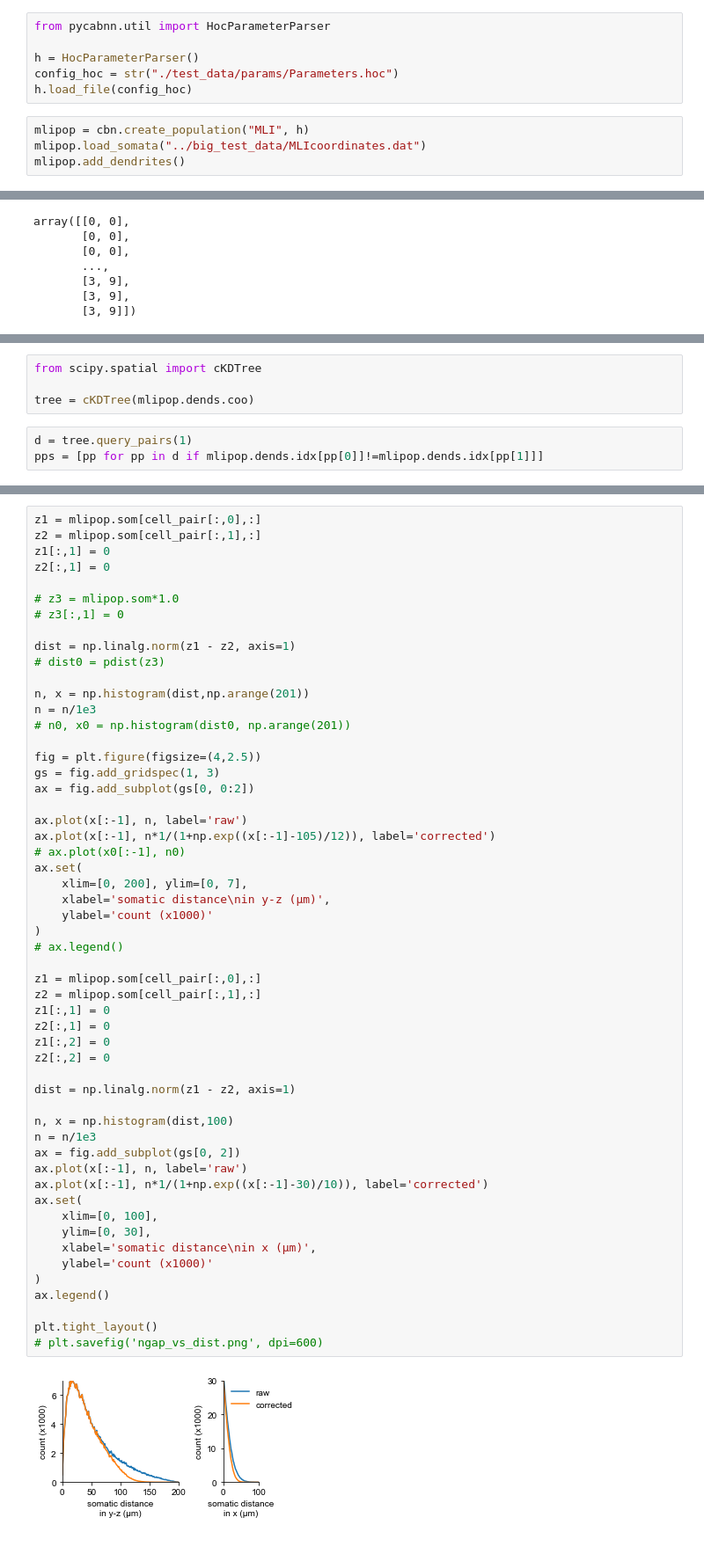
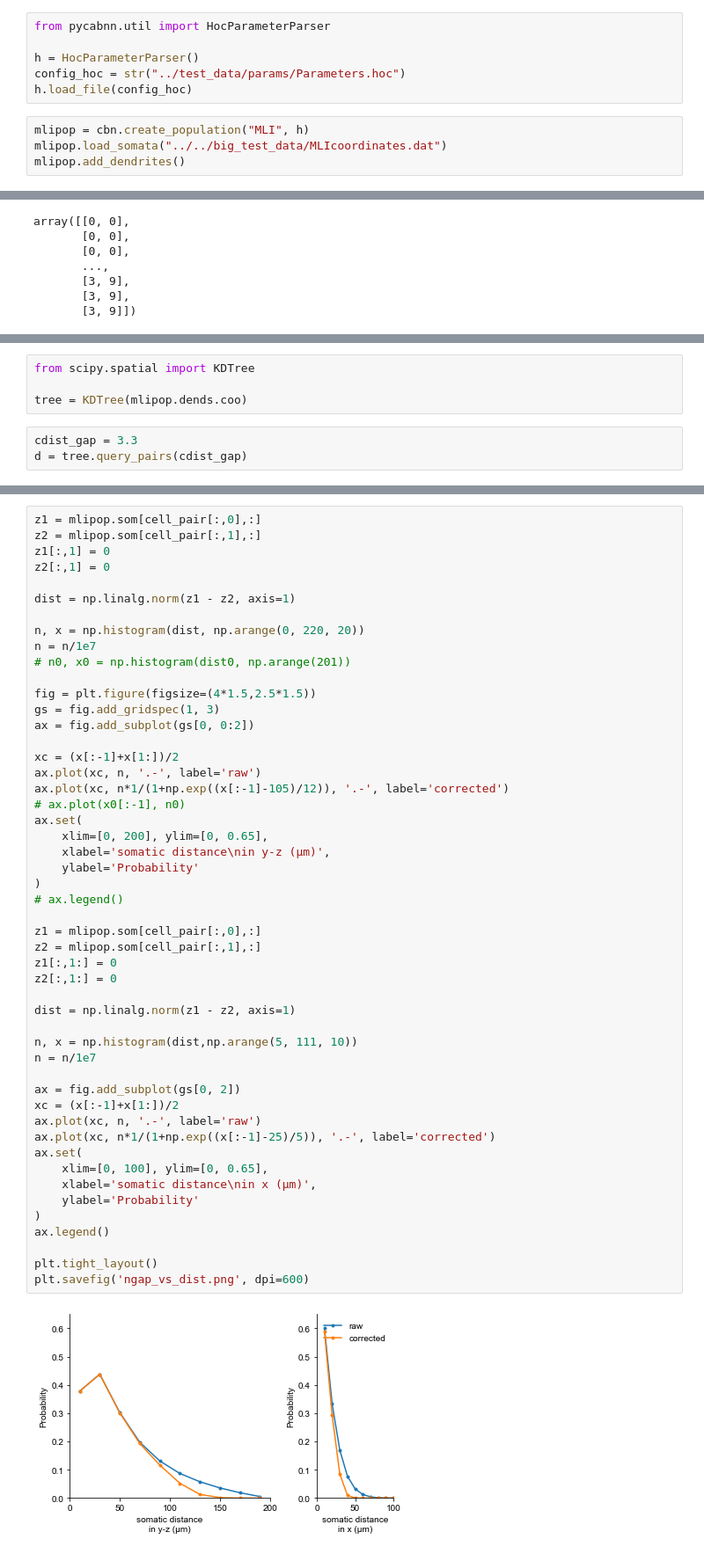
Before and after one commit to CNS-OIST/pycabnn, a Jupyter notebook: notebooks/MLI_3D_con.ipynb, the cells around one changed output, grey strips where cells are left out. Shown at 88% size. Drawn from its saved outputs; the diff is of its cells as text.

```diff
--- a/notebooks/MLI_3D_con.ipynb
+++ b/notebooks/MLI_3D_con.ipynb
@@ -11,10 +9,10 @@ import pycabnn as cbn
 from pycabnn.util import HocParameterParser
 
 h = HocParameterParser()
-config_hoc = str("./test_data/params/Parameters.hoc")
+config_hoc = str("../test_data/params/Parameters.hoc")
 h.load_file(config_hoc)
 # %%
 mlipop = cbn.create_population("MLI", h)
-mlipop.load_somata("../big_test_data/MLIcoordinates.dat")
+mlipop.load_somata("../../big_test_data/MLIcoordinates.dat")
 mlipop.add_dendrites()
 # %% [output]
@@ -44,7 +46,7 @@ ax.scatter(mlipop.dends.coo[:nidx:5,0],mlipop.dends.coo[:nidx:5,1], 10, mlipop.d
 # %%
-from scipy.spatial import cKDTree
+from scipy.spatial import KDTree
 
-tree = cKDTree(mlipop.dends.coo)
+tree = KDTree(mlipop.dends.coo)
 # %%
-d = tree.query_pairs(1)
-pps = [pp for pp in d if mlipop.dends.idx[pp[0]]!=mlipop.dends.idx[pp[1]]]
+cdist_gap = 3.3
+d = tree.query_pairs(cdist_gap)
@@ -99,55 +96,51 @@ array([[ 4007,  5697],
 z1 = mlipop.som[cell_pair[:,0],:]
 z2 = mlipop.som[cell_pair[:,1],:]
 z1[:,1] = 0
 z2[:,1] = 0
 
-# z3 = mlipop.som*1.0
-# z3[:,1] = 0
+dist = np.linalg.norm(z1 - z2, axis=1)
 
-dist = np.linalg.norm(z1 - z2, axis=1)
-# dist0 = pdist(z3)
-
-n, x = np.histogram(dist,np.arange(201))
-n = n/1e3
+n, x = np.histogram(dist, np.arange(0, 220, 20))
+n = n/1e7
 # n0, x0 = np.histogram(dist0, np.arange(201))
 
-fig = plt.figure(figsize=(4,2.5))
+fig = plt.figure(figsize=(4*1.5,2.5*1.5))
 gs = fig.add_gridspec(1, 3)
 ax = fig.add_subplot(gs[0, 0:2])
 
-ax.plot(x[:-1], n, label='raw')
-ax.plot(x[:-1], n*1/(1+np.exp((x[:-1]-105)/12)), label='corrected')
+xc = (x[:-1]+x[1:])/2
+ax.plot(xc, n, '.-', label='raw')
+ax.plot(xc, n*1/(1+np.exp((x[:-1]-105)/12)), '.-', label='corrected')
 # ax.plot(x0[:-1], n0)
 ax.set(
-    xlim=[0, 200], ylim=[0, 7],
+    xlim=[0, 200], ylim=[0, 0.65],
     xlabel='somatic distance\nin y-z (μm)',
-    ylabel='count (x1000)'
+    ylabel='Probability'
 )
 # ax.legend()
 
 z1 = mlipop.som[cell_pair[:,0],:]
 z2 = mlipop.som[cell_pair[:,1],:]
-z1[:,1] = 0
-z2[:,1] = 0
-z1[:,2] = 0
-z2[:,2] = 0
+z1[:,1:] = 0
+z2[:,1:] = 0
 
 dist = np.linalg.norm(z1 - z2, axis=1)
 
-n, x = np.histogram(dist,100)
-n = n/1e3
+n, x = np.histogram(dist,np.arange(5, 111, 10))
+n = n/1e7
+
 ax = fig.add_subplot(gs[0, 2])
-ax.plot(x[:-1], n, label='raw')
-ax.plot(x[:-1], n*1/(1+np.exp((x[:-1]-30)/10)), label='corrected')
+xc = (x[:-1]+x[1:])/2
+ax.plot(xc, n, '.-', label='raw')
+ax.plot(xc, n*1/(1+np.exp((x[:-1]-25)/5)), '.-', label='corrected')
 ax.set(
-    xlim=[0, 100],
-    ylim=[0, 30],
+    xlim=[0, 100], ylim=[0, 0.65],
     xlabel='somatic distance\nin x (μm)',
-    ylabel='count (x1000)'
+    ylabel='Probability'
 )
 ax.legend()
 
 plt.tight_layout()
-# plt.savefig('ngap_vs_dist.png', dpi=600)
+plt.savefig('ngap_vs_dist.png', dpi=600)
 # %% [output]
-[figure, old version]
+[figure, new version]
```
Also changed, not shown: parts of 14 cells of this notebook, 1 other file.
